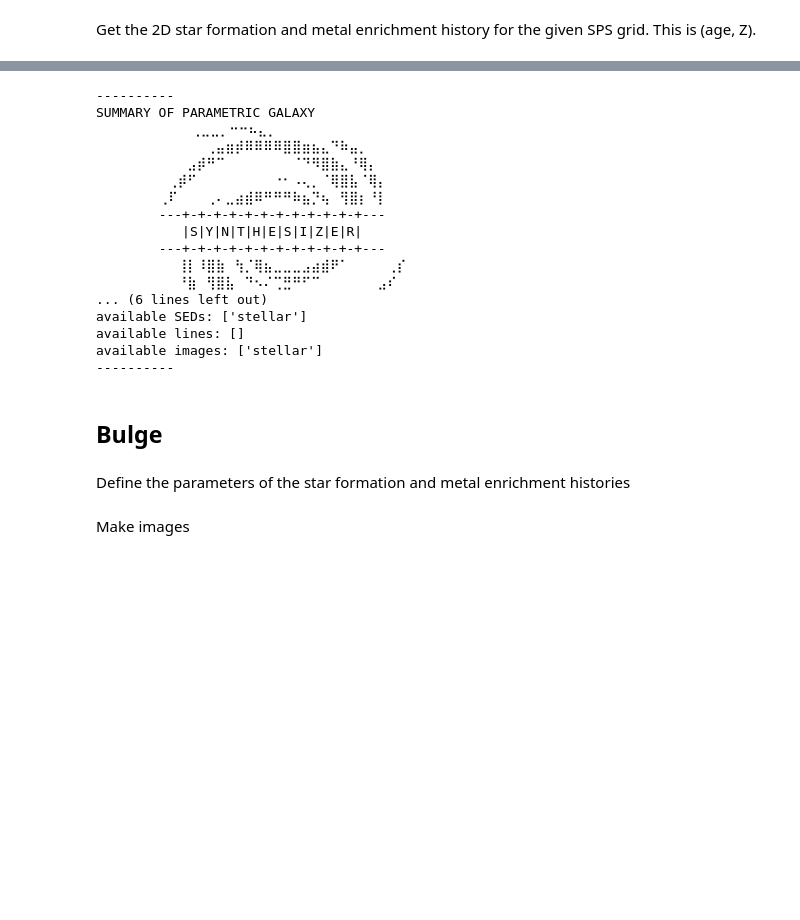
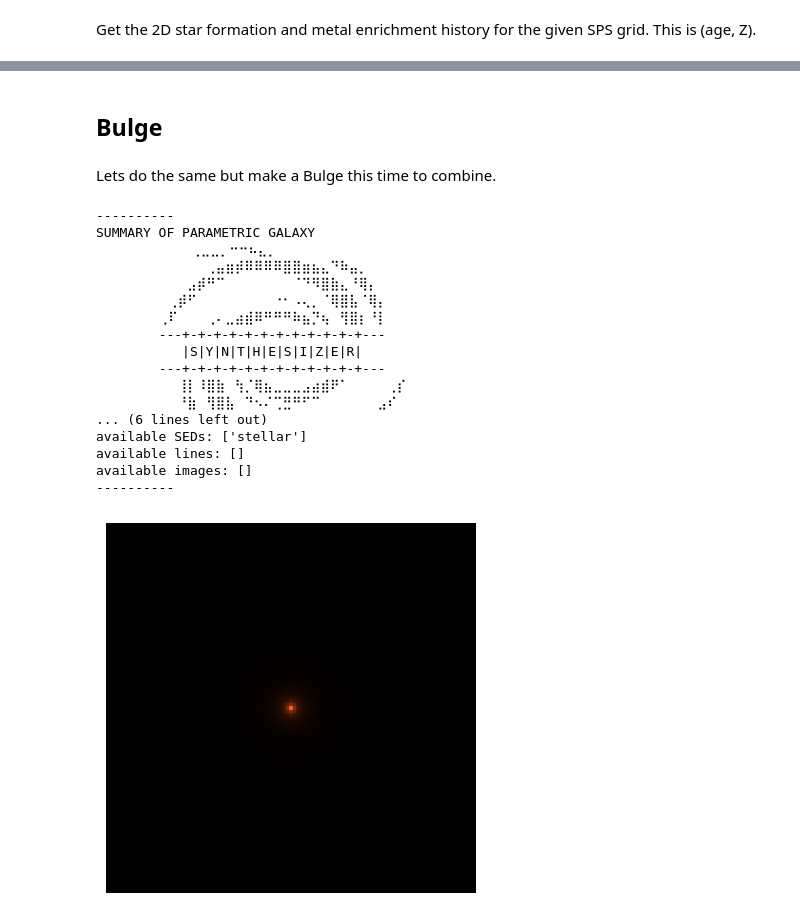
Before and after one commit to WillJRoper/synthesizer-history_change, a Jupyter notebook: docs/source/parametric/generate_composite_galaxy.ipynb, the cells around one changed output, grey strips where cells are left out. Cells and saved outputs as stored; diff of their text form; code cells hidden in the pictures; blank space fills up the shorter version.

```diff
--- a/docs/source/parametric/generate_composite_galaxy.ipynb
+++ b/docs/source/parametric/generate_composite_galaxy.ipynb
@@ -71,22 +101,2 @@ images = disk.make_images('stellar',
-# %%
-print(disk)
-# %% [output]
-----------
-SUMMARY OF PARAMETRIC GALAXY
-⠀⠀⠀⠀⠀⠀⠀⠀⠀⠀⢀⣀⣀⡀⠒⠒⠦⣄⡀⠀⠀⠀⠀⠀⠀⠀
-        ⠀⠀⠀⠀⠀⢀⣤⣶⡾⠿⠿⠿⠿⣿⣿⣶⣦⣄⠙⠷⣤⡀⠀⠀⠀⠀
-        ⠀⠀⠀⣠⡾⠛⠉⠀⠀⠀⠀⠀⠀⠀⠈⠙⠻⣿⣷⣄⠘⢿⡄⠀⠀⠀
-        ⠀⢀⡾⠋⠀⠀⠀⠀⠀⠀⠀⠀⠐⠂⠠⢄⡀⠈⢿⣿⣧⠈⢿⡄⠀⠀
-        ⢀⠏⠀⠀⠀⢀⠄⣀⣴⣾⠿⠛⠛⠛⠷⣦⡙⢦⠀⢻⣿⡆⠘⡇⠀⠀
-        ---+-+-+-+-+-+-+-+-+-+-+-+---
-           |S|Y|N|T|H|E|S|I|Z|E|R|
-        ---+-+-+-+-+-+-+-+-+-+-+-+---
-        ⠀⠀⢸⡇⠸⣿⣷⠀⢳⡈⢿⣦⣀⣀⣀⣠⣴⣾⠟⠁⠀⠀⠀⠀⢀⡎
-        ⠀⠀⠘⣷⠀⢻⣿⣧⠀⠙⠢⠌⢉⣛⠛⠋⠉⠀⠀⠀⠀⠀⠀⣠⠎⠀
-... (6 lines left out)
-available SEDs: ['stellar']
-available lines: []
-available images: ['stellar']
-----------
 # %% [markdown]
 ## Bulge
@@ -96,14 +103,52 @@ morph = Sersic2D(morphology_parameters)
-# %% [markdown]
-Define the parameters of the star formation and metal enrichment histories
+# %% [markdown]
+Lets do the same but make a Bulge this time to combine.
 # %%
-stellar_mass = 1E9
+# Define bulge morphology
+morph = Sersic2D(r_eff_kpc=1. * kpc, n=4.)
+
+# Define the parameters of the star formation and metal enrichment histories
+stellar_mass = 1E10
 sfzh = generate_instant_sfzh(
-    grid.log10ages, grid.metallicities, 10., 0.01, stellar_mass=stellar_mass)
+    grid.log10ages, grid.metallicities, 10., 0.01,
+    stellar_mass=stellar_mass)
 
+# Get galaxy object
 bulge = Galaxy(morph=morph, sfzh=sfzh)
 
+# Get specrtra
 bulge.get_spectra_stellar(grid)
 
-sed = bulge.spectra['stellar'].get_broadband_luminosities(filter_collection)
+# make images
+bulge_img = bulge.make_images(
+    resolution=resolution,
+    filters=filters,
+    sed=bulge.spectra["stellar"],
+    fov=fov,
+)
+
+print(bulge)
+
+# Make and plot an rgb image
+bulge_img.make_rgb_image(rgb_filters={"R" : 'J',
+                                   "G" : 'V',
+                                   "B" : 'U'})
+fig, ax, _ = bulge_img.plot_rgb_image(show=True)
+# %% [output]
+----------
+SUMMARY OF PARAMETRIC GALAXY
+⠀⠀⠀⠀⠀⠀⠀⠀⠀⠀⢀⣀⣀⡀⠒⠒⠦⣄⡀⠀⠀⠀⠀⠀⠀⠀
+        ⠀⠀⠀⠀⠀⢀⣤⣶⡾⠿⠿⠿⠿⣿⣿⣶⣦⣄⠙⠷⣤⡀⠀⠀⠀⠀
+        ⠀⠀⠀⣠⡾⠛⠉⠀⠀⠀⠀⠀⠀⠀⠈⠙⠻⣿⣷⣄⠘⢿⡄⠀⠀⠀
+        ⠀⢀⡾⠋⠀⠀⠀⠀⠀⠀⠀⠀⠐⠂⠠⢄⡀⠈⢿⣿⣧⠈⢿⡄⠀⠀
+        ⢀⠏⠀⠀⠀⢀⠄⣀⣴⣾⠿⠛⠛⠛⠷⣦⡙⢦⠀⢻⣿⡆⠘⡇⠀⠀
+        ---+-+-+-+-+-+-+-+-+-+-+-+---
+           |S|Y|N|T|H|E|S|I|Z|E|R|
+        ---+-+-+-+-+-+-+-+-+-+-+-+---
+        ⠀⠀⢸⡇⠸⣿⣷⠀⢳⡈⢿⣦⣀⣀⣀⣠⣴⣾⠟⠁⠀⠀⠀⠀⢀⡎
+        ⠀⠀⠘⣷⠀⢻⣿⣧⠀⠙⠢⠌⢉⣛⠛⠋⠉⠀⠀⠀⠀⠀⠀⣠⠎⠀
+... (6 lines left out)
+available SEDs: ['stellar']
+available lines: []
+available images: []
+----------
+[figure, added]
-# %% [markdown]
-Make images
```
Also changed, not shown: parts of 22 cells of this notebook.
